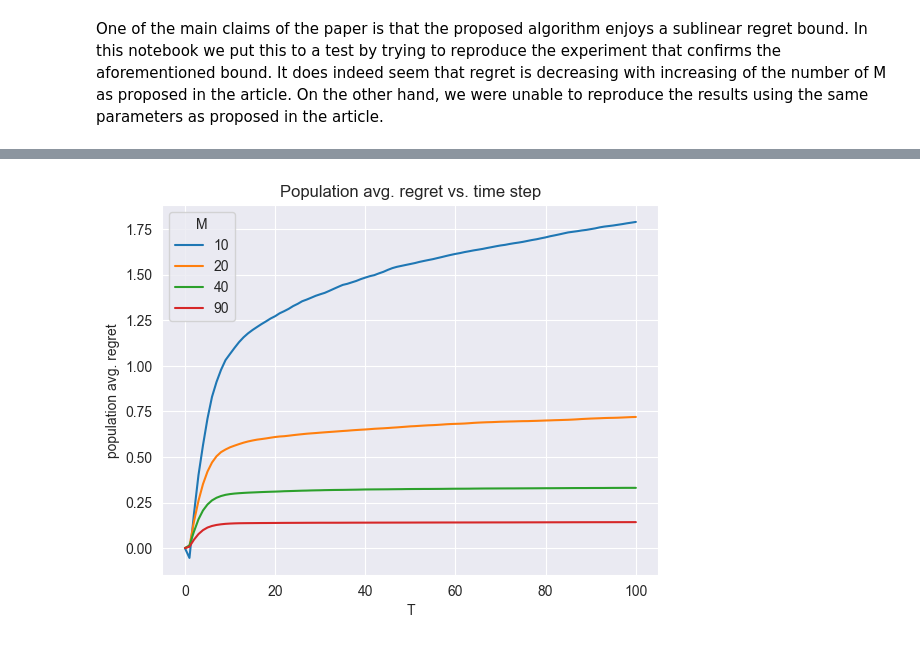
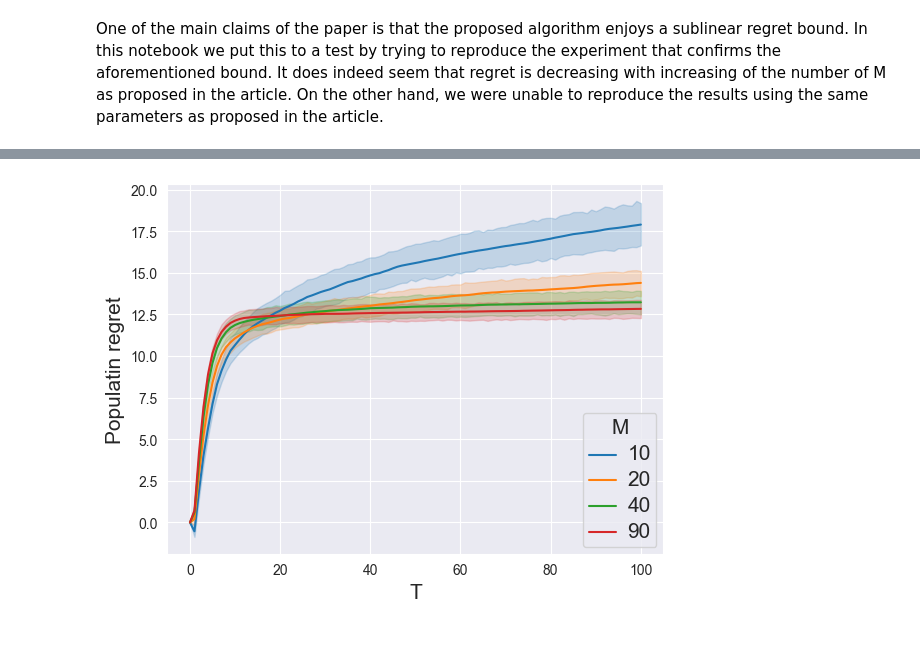
Before and after one commit to lukazontar/RC2022-Bandit-Theory-and-Thompson-Sampling-Guided-Directed-Evolution-for-Sequence-Optimization, a Jupyter notebook: notebooks/RegretCurves.ipynb, the cells around one changed output, grey strips where cells are left out. Saved outputs shown, nothing was run; the diff lists cells and outputs as text; code cells hidden in the pictures.

Commit message:
Updated plots, added RC article

```diff
--- a/notebooks/RegretCurves.ipynb
+++ b/notebooks/RegretCurves.ipynb
@@ -83,13 +98,14 @@ for i in tqdm(range(n_trials)):
 # %%
+%%time
+
 data = []
 for M in results.keys():
     results_M = np.array(results[M]).T
     for T in range(len(results_M)):
         results_M_T = results_M[T]
-        data.append({
+        data.extend([{
             'M': M,
             'T': T,
-            'population avg. regret': results_M[T].mean() / int(M),
-            'regret_std': results_M[T].std() / int(M)
-        })
+            'population regret': regret_i
+        } for regret_i in results_M[T]])
 df = pd.DataFrame(data)
@@ -96,10 +115,18 @@ df = pd.DataFrame(data)
 # %%
-sns.lineplot(data=df,
-             x='T',
-             y='population avg. regret',
-             hue='M')
-plt.title("Population avg. regret vs. time step")
+%%time
+
+ax = sns.lineplot(data=df,
+                  x='T',
+                  y='population regret',
+                  hue='M',
+                  errorbar=('ci', 95))
+ax.set_xlabel('T', fontsize='15')
+ax.set_ylabel('Populatin regret', fontsize='15')
+
+plt.setp(ax.get_legend().get_texts(), fontsize='15')
+plt.setp(ax.get_legend().get_title(), fontsize='15')
+
 plt.savefig('../plots/regret_curves.png')
 plt.show()
 # %% [output]
-[figure, old version]
+[figure, new version]
```
Also changed, not shown: parts of 6 cells of this notebook, 15 other files.
